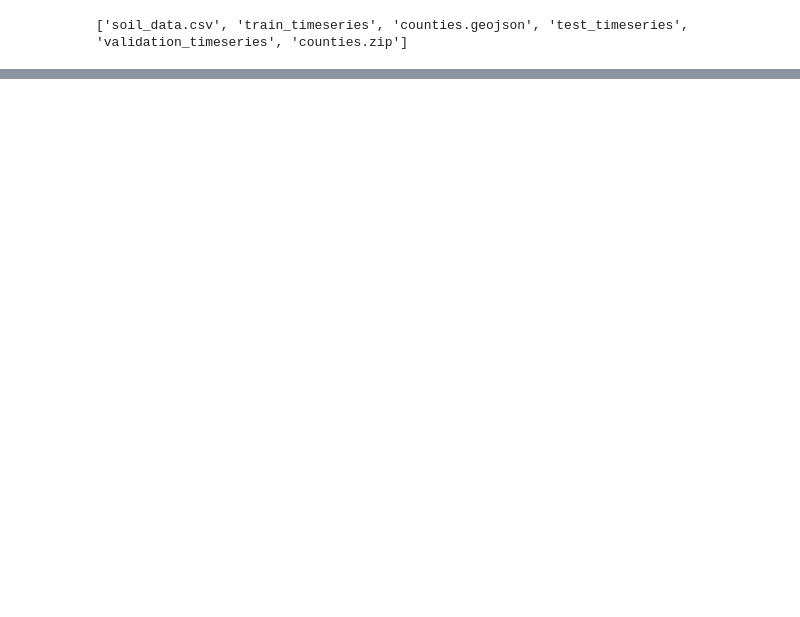
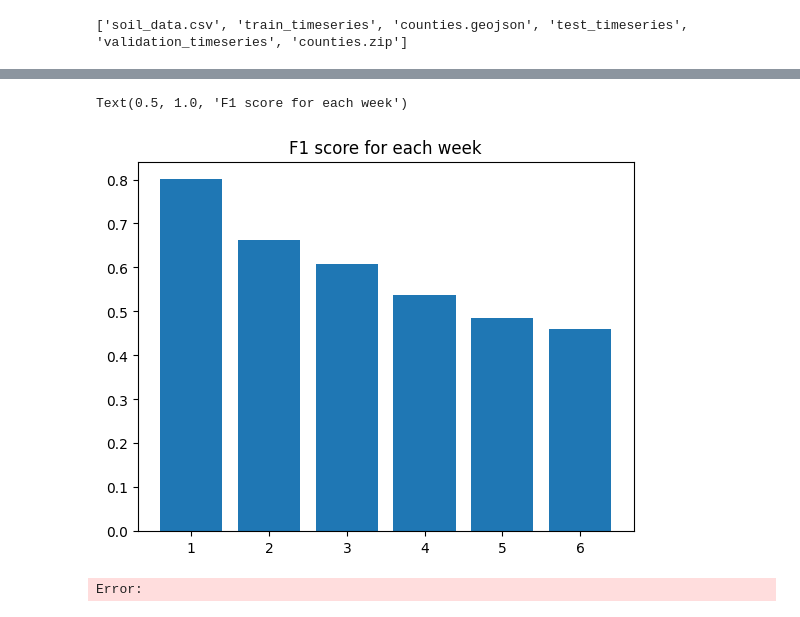
Before and after one commit to JulAgu/drought_pred_hybrid, a Jupyter notebook: notebooks/2.1.2-HybridModel_new_att.ipynb, the cells around one changed output, grey strips where cells are left out. Cells and saved outputs as stored; diff of their text form; code cells hidden in the pictures; blank space fills up the shorter version.

```diff
--- a/notebooks/2.1.2-HybridModel_new_att.ipynb
+++ b/notebooks/2.1.2-HybridModel_new_att.ipynb
@@ -684,3 +732,15 @@ print(f"   {mae} | {rmse}   | {f1}   ")
+# %%
+# F1 plot for each week
+f1 = []
+for w in range(6):
+    wdf = df[df['week']==w]
+    f1.append(f1_score(wdf['y_true'].round(),wdf['y_pred'].round(), average='macro'))
+plt.bar(range(1,7), f1)
+plt.title("F1 score for each week")
+# %% [output]
+Text(0.5, 1.0, 'F1 score for each week')
+[figure, added]
+Error:
 # %%
 # Error distribution
 plt.figure(figsize=(10, 6))
```
Also changed, not shown: parts of 17 cells of this notebook, 13 other files.
